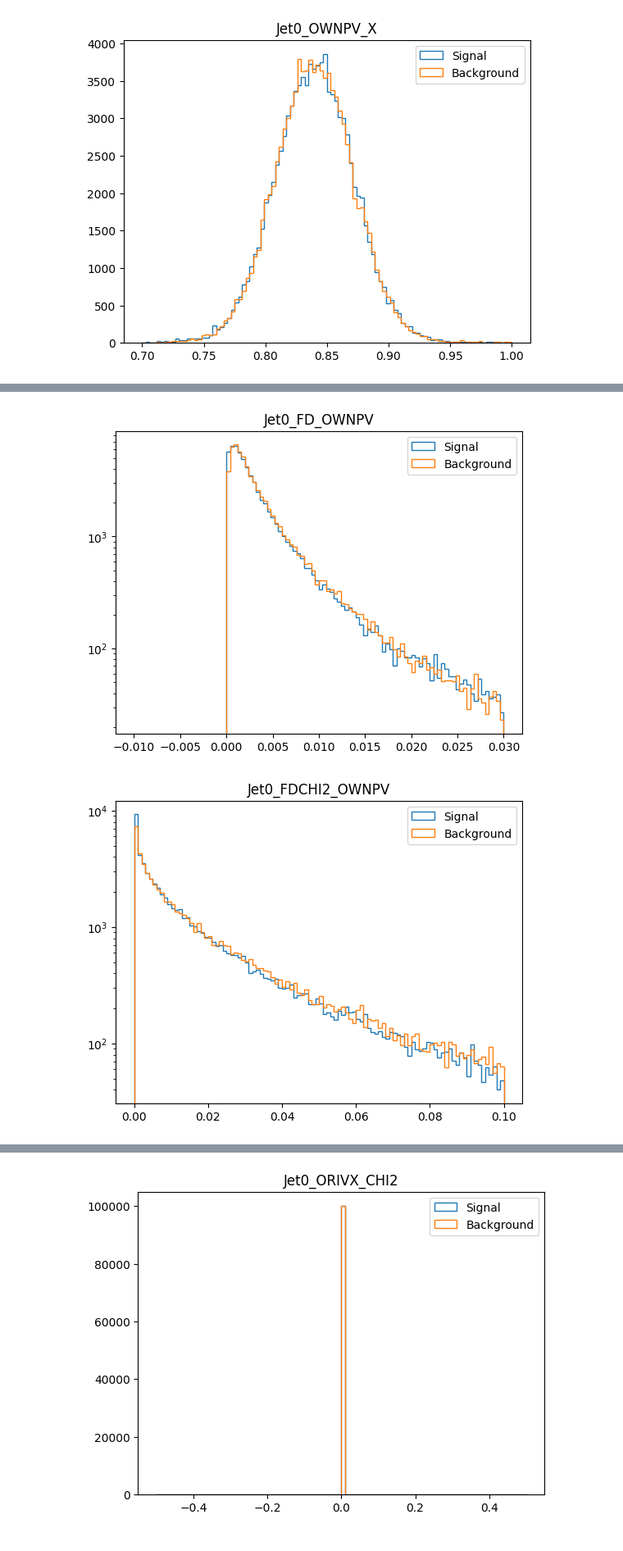
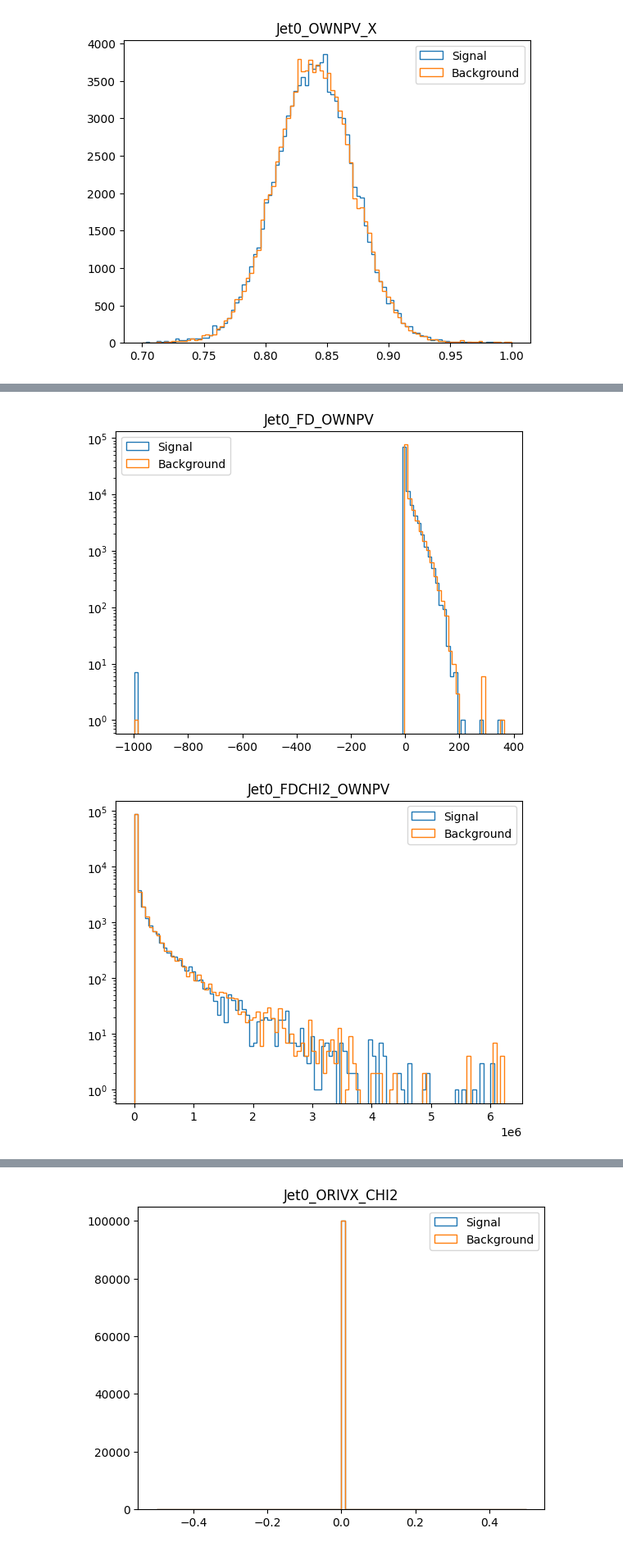
Before and after one commit to gpesticci/Jet-GNN, a Jupyter notebook: jetgnn.ipynb, the cells around one changed output, grey strips where cells are left out. Shown at 82% size. Saved outputs shown, nothing was run; the diff lists cells and outputs as text; code cells hidden in the pictures.

```diff
--- a/jetgnn.ipynb
+++ b/jetgnn.ipynb
@@ -51,9 +51,9 @@ list(df.columns[:50])
  'Jet0_MTF']
 # %%
 # customized plot function
-def custom_plot(sig, back, rng, title):
-    plt.hist(sig, label='Signal', bins=100, range=rng, histtype='step')
-    plt.hist(back, label='Background', bins=100, range=rng, histtype='step')
+def custom_plot(sig, back, rng, title, lg):
+    plt.hist(sig, label='Signal', bins=100, range=rng, histtype='step',  log=lg)
+    plt.hist(back, label='Background', bins=100, range=rng, histtype='step', log=lg)
     plt.legend(loc='best')
     plt.title(title);
 # %%
@@ -120,12 +125,14 @@ custom_plot(df.Jet0_IPCHI2_OWNPV, df2.Jet0_IPCHI2_OWNPV, [-2,2], 'Jet0_IPCHI2_OW
 # %%
 # plot of Jet0_FD_OWNPV
-custom_plot(df.Jet0_FD_OWNPV, df2.Jet0_FD_OWNPV, [-0.01,0.03], 'Jet0_FD_OWNPV')
+# range = [-0.01,0.03] on linear scale
+custom_plot(df.Jet0_FD_OWNPV, df2.Jet0_FD_OWNPV, None, 'Jet0_FD_OWNPV', True)
 # %% [output]
-[figure, old version]
+[figure, new version]
 # %%
 # plot of Jet0_FDCHI2_OWNPV
-custom_plot(df.Jet0_FDCHI2_OWNPV, df2.Jet0_FDCHI2_OWNPV, [0,0.1], 'Jet0_FDCHI2_OWNPV')
+# range = [0,0.1] on linear scale
+custom_plot(df.Jet0_FDCHI2_OWNPV, df2.Jet0_FDCHI2_OWNPV, None, 'Jet0_FDCHI2_OWNPV', True)
 # %% [output]
-[figure, old version]
+[figure, new version]
 # %%
 # plot of Jet0_ORIVX_X
```
Also changed, not shown: parts of 13 cells of this notebook.
